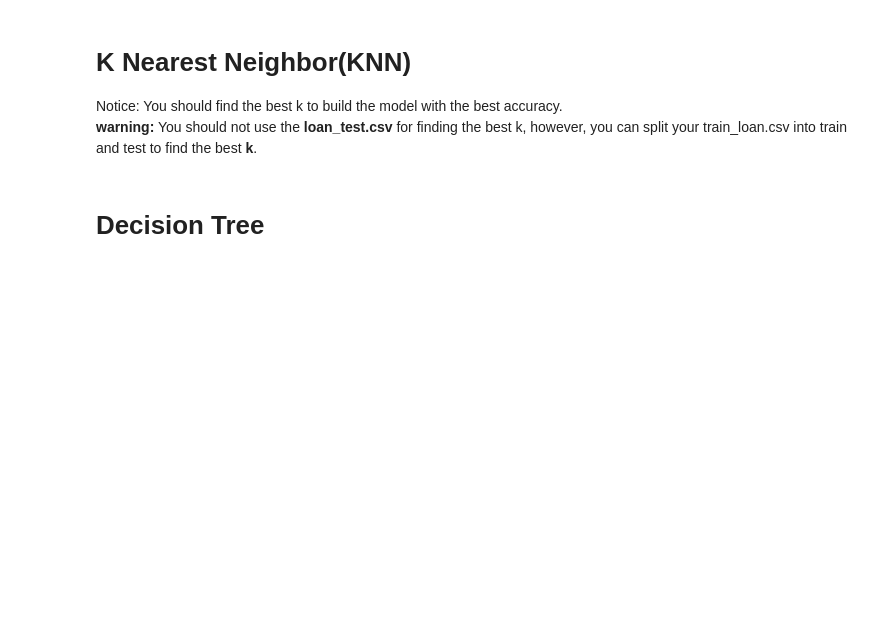
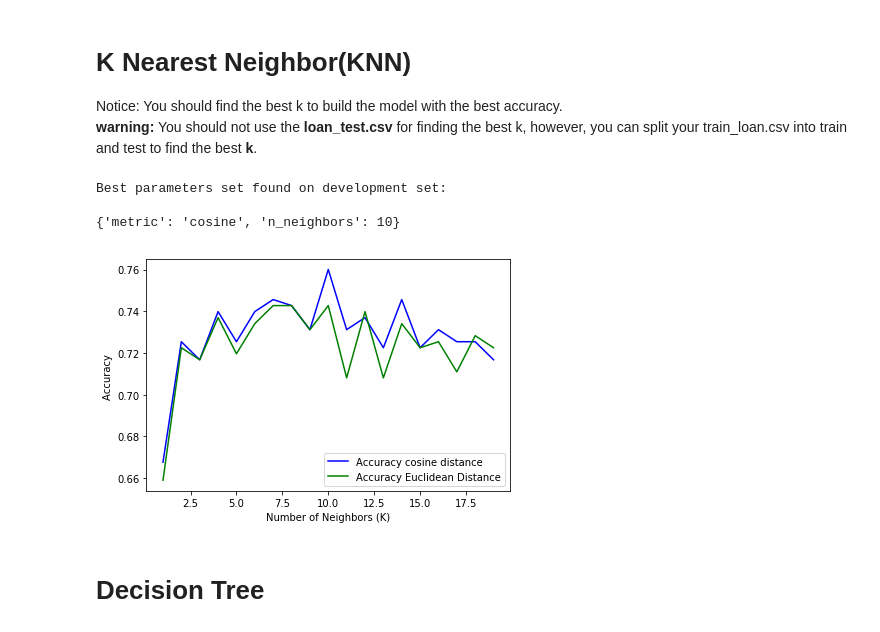
Before and after one commit to sriharshaanp/Advanced-Machine-Learning, a Jupyter notebook: Advanced Machine Learning Project.ipynb, the cells around one changed output. Cells and saved outputs as stored; diff of their text form; code cells hidden in the pictures; blank space fills up the shorter version.

```diff
--- a/Advanced Machine Learning Project.ipynb
+++ b/Advanced Machine Learning Project.ipynb
@@ -282,0 +278,11 @@ __ Notice:__
+# %%
+num = X.shape[0]
+df['loan_status'].replace(to_replace=['PAIDOFF','COLLECTION'], value=[0,1],inplace=True)
+y = df['loan_status'].values
+
+print("The number of total samples : ",num)
+# Step1 : Split the data into train and test - Lets go with 80 and 20
+# X_train, X_test,y_train, y_test = train_test_split(X,y, test_size=0.20, random_state=42)
+X_train, y_train = X,y
+print("The number of total train samples : ",X_train.shape[0])
+print("The number of total test samples : ",X_test.shape[0])
@@ -284,5 +303,35 @@ __ Notice:__
 # K Nearest Neighbor(KNN)
 Notice: You should find the best k to build the model with the best accuracy.
 **warning:** You should not use the __loan_test.csv__ for finding the best k, however, you can split your train_loan.csv into train and test to find the best __k__.
+# %%
+Ks = 20
+mean_acc = np.zeros((Ks-1))
+stds = np.zeros((Ks-1))
+tuned_parameters = [{'n_neighbors': range(1,Ks), 'metric':["cosine","euclidean"]}]
+
+# Step 2: Define the KNN classifier and then define the number as 10
+knn = GridSearchCV(KNeighborsClassifier(),tuned_parameters,cv=10)
+knn.fit(X_train,y_train)
+
+print("Best parameters set found on development set:")
+print()
+print(knn.best_params_)
+print()
+mean_acc = knn.cv_results_['mean_test_score']
+stds = knn.cv_results_['std_test_score']
+# %% [output]
+Best parameters set found on development set:
+
+{'metric': 'cosine', 'n_neighbors': 10}
+# %%
+plt.plot(range(1,Ks),mean_acc[0:19],'b')
+plt.plot(range(1,Ks),mean_acc[19:38],'g')
+plt.legend(('Accuracy cosine distance', 'Accuracy Euclidean Distance'))
+plt.ylabel('Accuracy ')
+plt.xlabel('Number of Neighbors (K)')
+plt.tight_layout()
+plt.show()
+# %% [output]
+[figure, added]
 # %% [markdown]
 # Decision Tree
```
Also changed, not shown: parts of 20 cells of this notebook.
